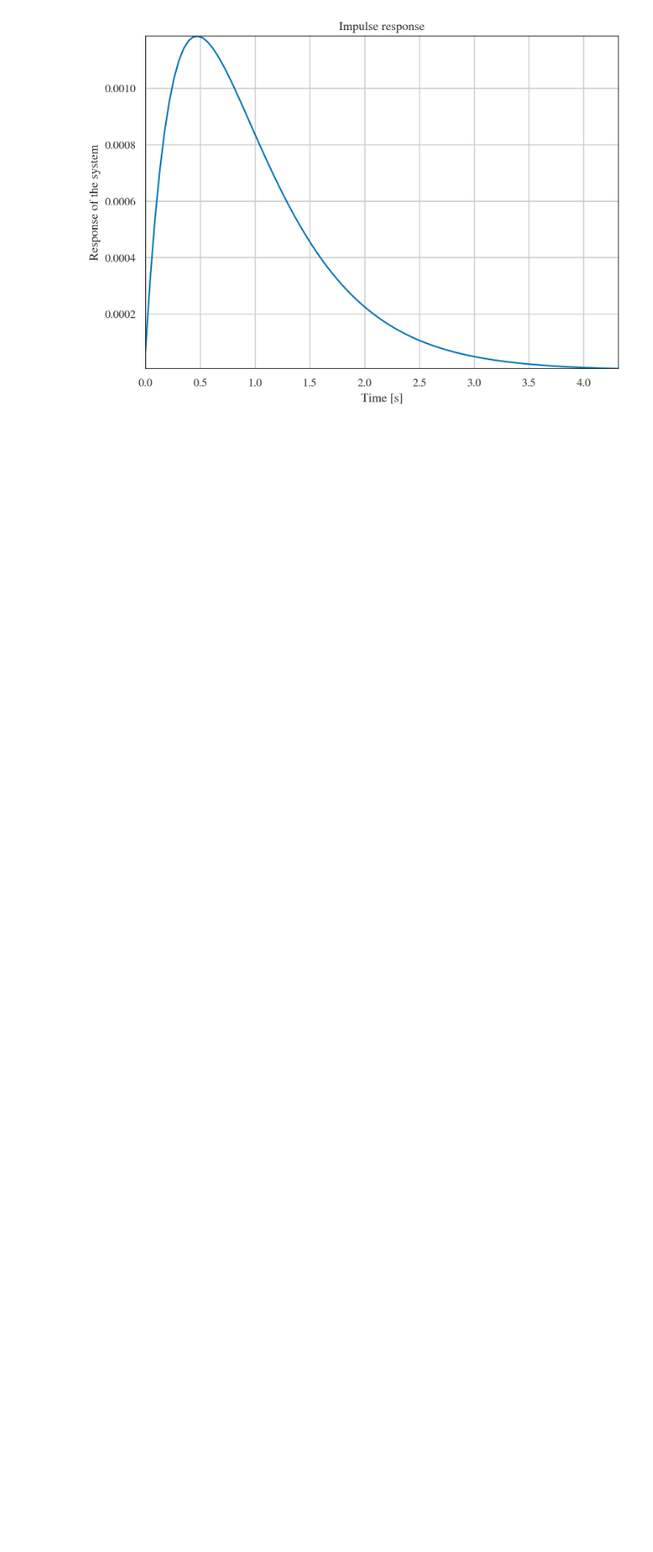
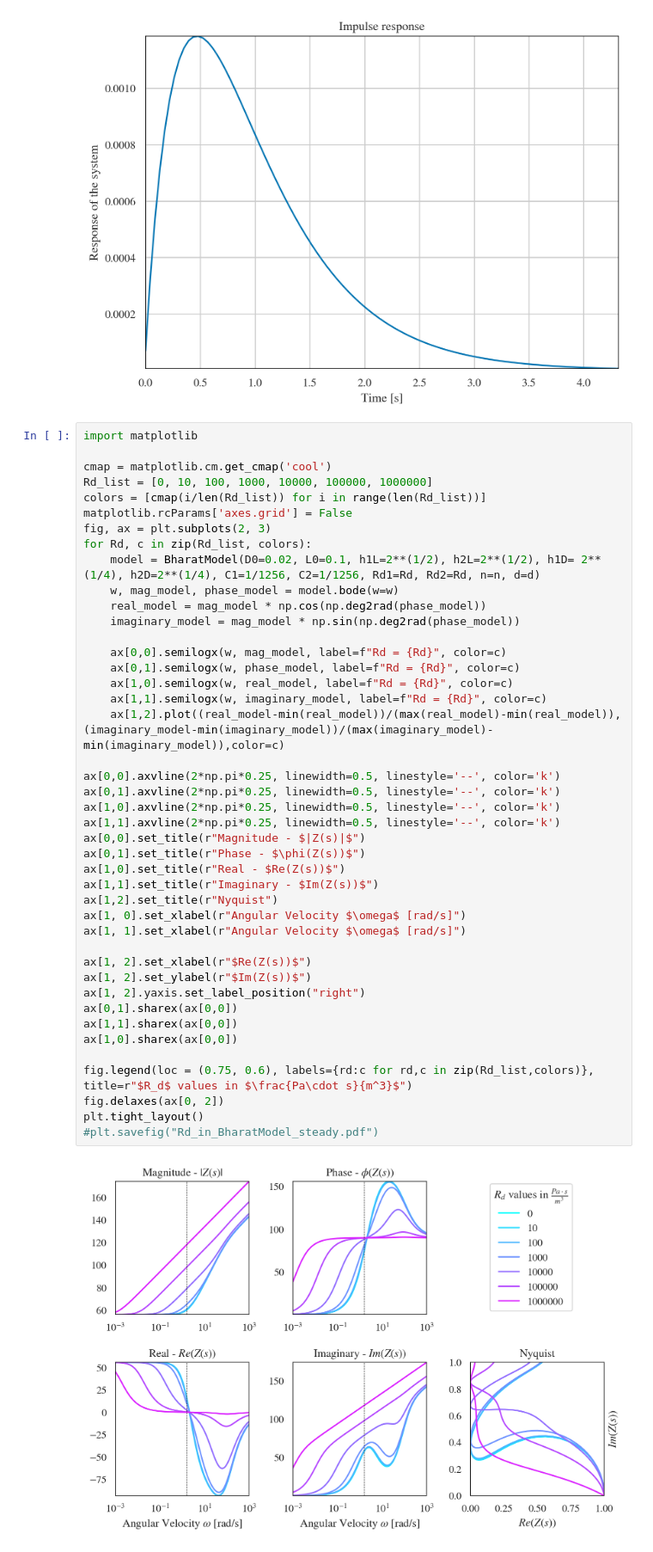
Before and after one commit to Flagy/LungModel, a Jupyter notebook: Bharat Model.ipynb, the cells around one changed output. Shown at 86% size. Drawn from its saved outputs; the diff is of its cells as text; blank space fills up the shorter version.

```diff
--- a/Bharat Model.ipynb
+++ b/Bharat Model.ipynb
@@ -481,3 +486,48 @@ plt.title("Impulse response")
 plt.show()
 # %% [output]
 [figure]
+# %%
+import matplotlib
+
+cmap = matplotlib.cm.get_cmap('cool')
+Rd_list = [0, 10, 100, 1000, 10000, 100000, 1000000]
+colors = [cmap(i/len(Rd_list)) for i in range(len(Rd_list))]
+matplotlib.rcParams['axes.grid'] = False
+fig, ax = plt.subplots(2, 3)
+for Rd, c in zip(Rd_list, colors):
+    model = BharatModel(D0=0.02, L0=0.1, h1L=2**(1/2), h2L=2**(1/2), h1D= 2**(1/4), h2D=2**(1/4), C1=1/1256, C2=1/1256, Rd1=Rd, Rd2=Rd, n=n, d=d)
+    w, mag_model, phase_model = model.bode(w=w)
+    real_model = mag_model * np.cos(np.deg2rad(phase_model))
+    imaginary_model = mag_model * np.sin(np.deg2rad(phase_model))
+
+    ax[0,0].semilogx(w, mag_model, label=f"Rd = {Rd}", color=c)
+    ax[0,1].semilogx(w, phase_model, label=f"Rd = {Rd}", color=c)
+    ax[1,0].semilogx(w, real_model, label=f"Rd = {Rd}", color=c)
+    ax[1,1].semilogx(w, imaginary_model, label=f"Rd = {Rd}", color=c)
+    ax[1,2].plot((real_model-min(real_model))/(max(real_model)-min(real_model)), (imaginary_model-min(imaginary_model))/(max(imaginary_model)-min(imaginary_model)),color=c)
+
+ax[0,0].axvline(2*np.pi*0.25, linewidth=0.5, linestyle='--', color='k')
+ax[0,1].axvline(2*np.pi*0.25, linewidth=0.5, linestyle='--', color='k')
+ax[1,0].axvline(2*np.pi*0.25, linewidth=0.5, linestyle='--', color='k')
+ax[1,1].axvline(2*np.pi*0.25, linewidth=0.5, linestyle='--', color='k')
+ax[0,0].set_title(r"Magnitude - $|Z(s)|$")
+ax[0,1].set_title(r"Phase - $\phi(Z(s))$")
+ax[1,0].set_title(r"Real - $Re(Z(s))$")
+ax[1,1].set_title(r"Imaginary - $Im(Z(s))$")
+ax[1,2].set_title(r"Nyquist")
+ax[1, 0].set_xlabel(r"Angular Velocity $\omega$ [rad/s]")
+ax[1, 1].set_xlabel(r"Angular Velocity $\omega$ [rad/s]")
+
+ax[1, 2].set_xlabel(r"$Re(Z(s))$")
+ax[1, 2].set_ylabel(r"$Im(Z(s))$")
+ax[1, 2].yaxis.set_label_position("right")
+ax[0,1].sharex(ax[0,0])
+ax[1,1].sharex(ax[0,0])
+ax[1,0].sharex(ax[0,0])
+
+fig.legend(loc = (0.75, 0.6), labels={rd:c for rd,c in zip(Rd_list,colors)}, title=r"$R_d$ values in $\frac{Pa\cdot s}{m^3}$")
+fig.delaxes(ax[0, 2])
+plt.tight_layout()
+#plt.savefig("Rd_in_BharatModel_steady.pdf")
+# %% [output]
+[figure, added]
```
Also changed, not shown: parts of 8 cells of this notebook.
